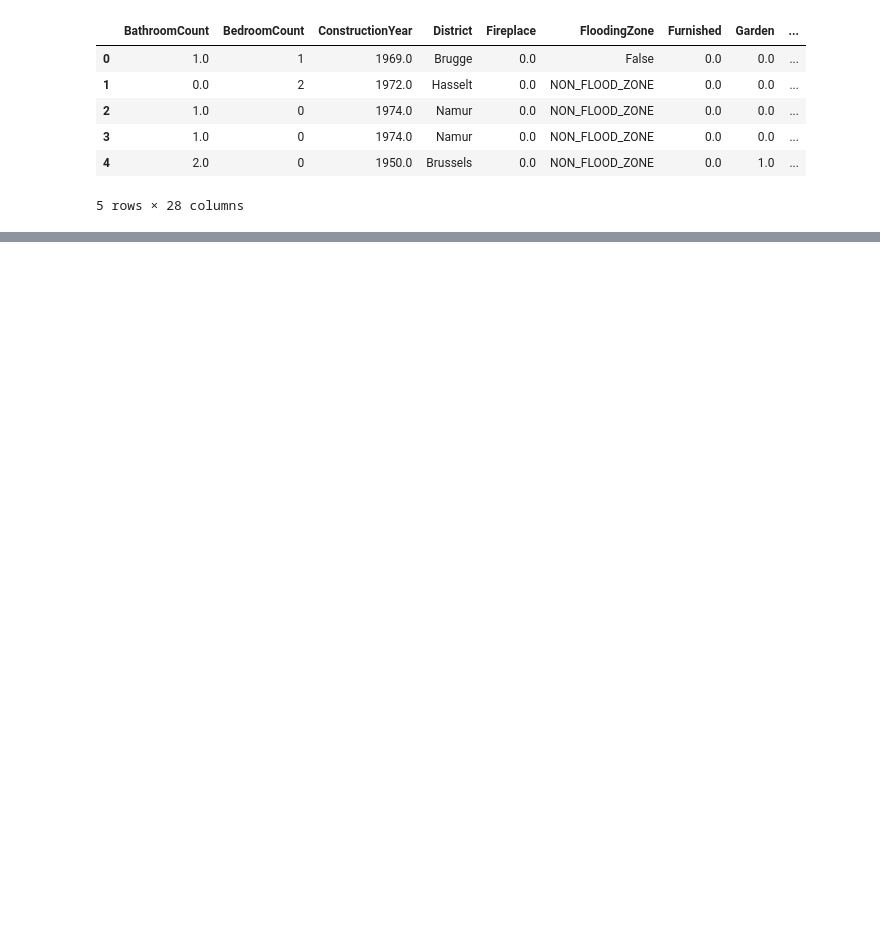
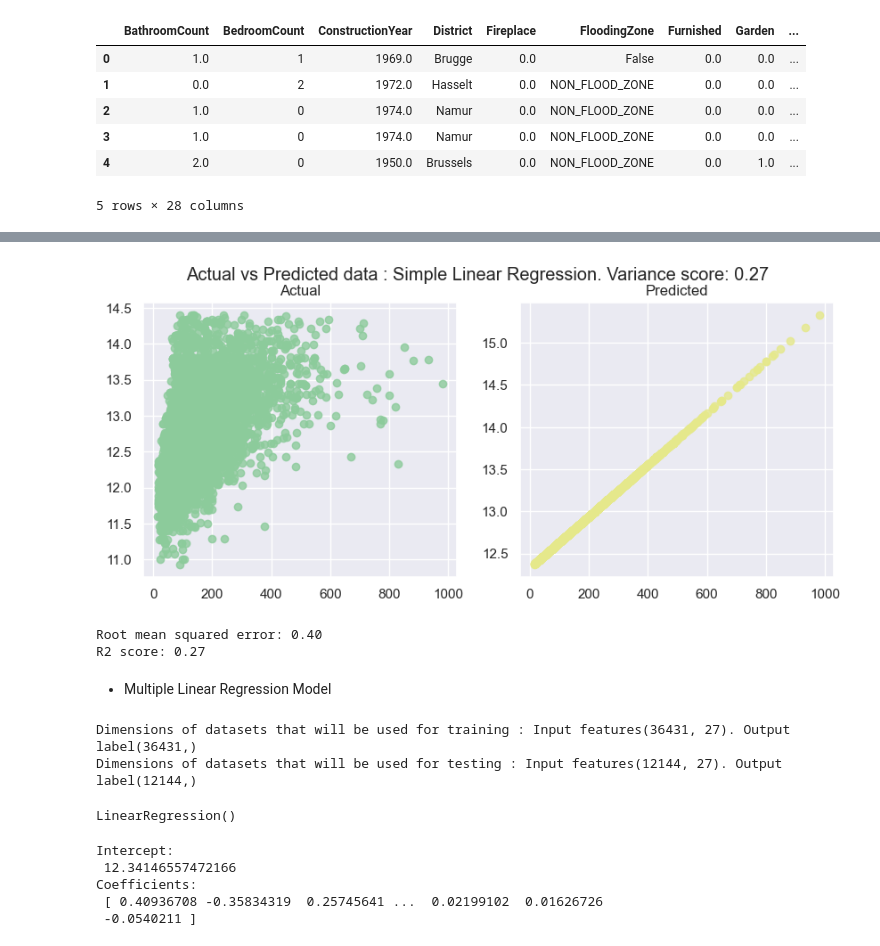
Before and after one commit to AlisherJard/Immo_Eliza_ML, a Jupyter notebook: eliza_ml_regression.ipynb, the cells around one changed output, grey strips where cells are left out. Cells and saved outputs as stored; diff of their text form; code cells hidden in the pictures; blank space fills up the shorter version.

```diff
--- a/eliza_ml_regression.ipynb
+++ b/eliza_ml_regression.ipynb
@@ -32,0 +289,46 @@ df_pd.head()
+# %%
+two_d_compare(X_test_slr, y_test_slr, y_pred_slr, model_name)
+# %% [output]
+[figure, added]
+# %%
+slrMetrics = model_metrics(slRegressor, y_test_slr, y_pred_slr)
+# %% [output]
+Root mean squared error: 0.40
+R2 score: 0.27
+# %% [markdown]
+- Multiple Linear Regression Model
+# %%
+X_train, X_test, y_train, y_test = train_test_split(features, label, random_state=0)
+
+print("Dimensions of datasets that will be used for training : Input features" + str(X_train.shape) +
+      ". Output label" + str(y_train.shape))
+print("Dimensions of datasets that will be used for testing : Input features" + str(X_test.shape) +
+      ". Output label" + str(y_test.shape))
+# %% [output]
+Dimensions of datasets that will be used for training : Input features(36431, 27). Output label(36431,)
+Dimensions of datasets that will be used for testing : Input features(12144, 27). Output label(12144,)
+# %%
+from sklearn.linear_model import LinearRegression
+
+model_name = 'Multiple Linear Regression'
+
+mlRegressor = LinearRegression()
+
+mlr_model = Pipeline(steps=[('preprocessorAll', preprocessorForAllColumns), ('regressor', mlRegressor)])
+
+mlr_model.fit(X_train, y_train)
+
+y_pred_mlr = mlr_model.predict(X_test)
+
+print(mlRegressor)
+# %% [output]
+LinearRegression()
+# %%
+print('Intercept: \n', mlRegressor.intercept_)
+print('Coefficients: \n', mlRegressor.coef_)
+# %% [output]
+Intercept:
+ 12.34146557472166
+Coefficients:
+ [ 0.40936708 -0.35834319  0.25745641 ...  0.02199102  0.01626726
+ -0.0540211 ]
```
Also changed, not shown: parts of 27 cells of this notebook.
